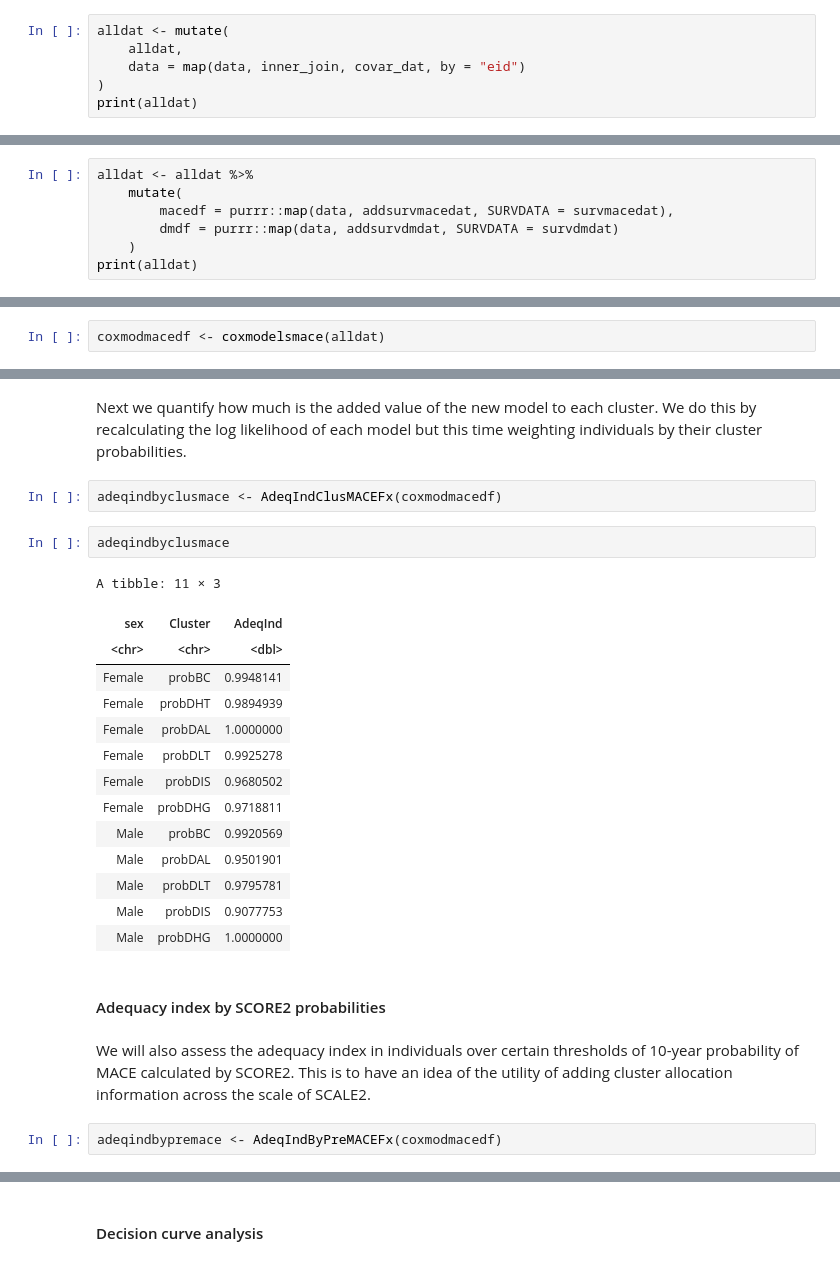
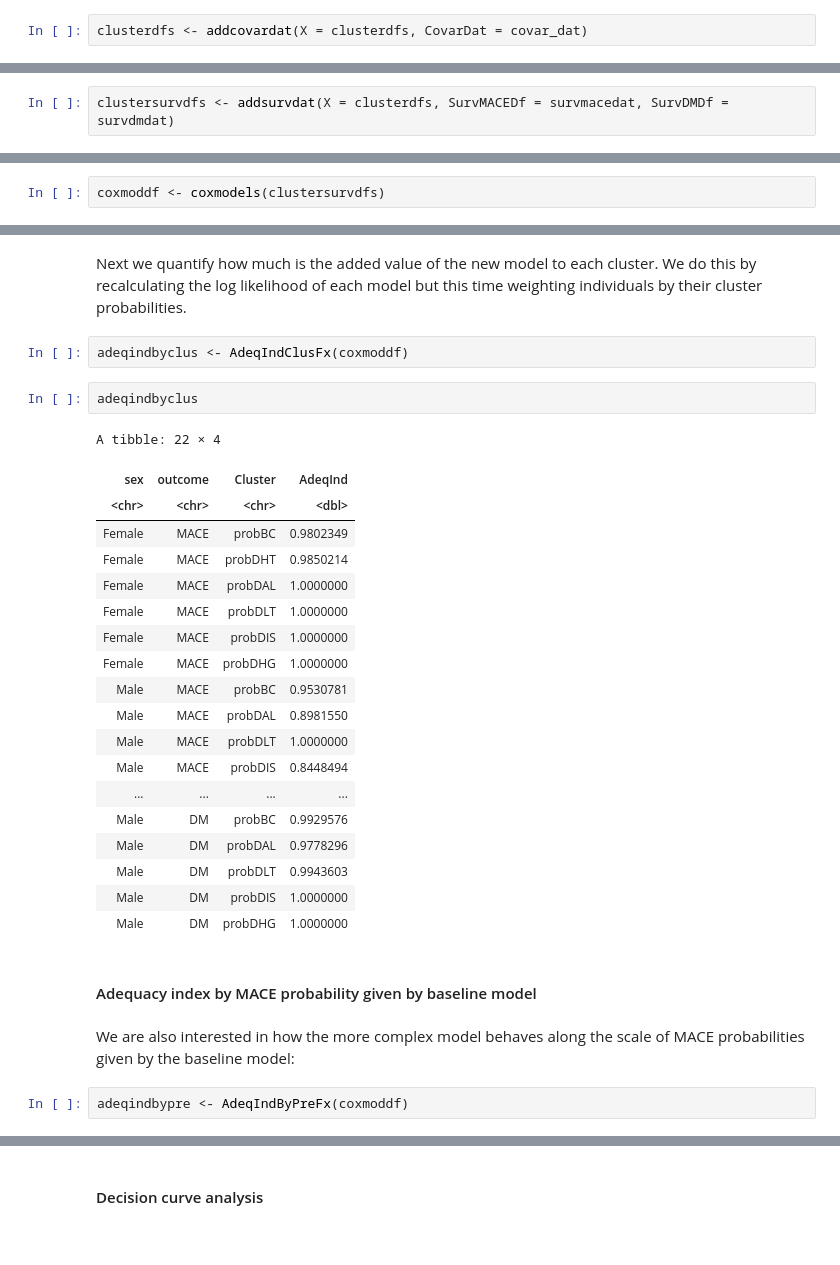
Before and after one commit to danielcoral/SOPHIA_Cross_Sectional, a Jupyter notebook: 03_ValClusOutcomes.ipynb, the cells around one changed output, grey strips where cells are left out. Cells and saved outputs as stored; diff of their text form.

```diff
--- a/03_ValClusOutcomes.ipynb
+++ b/03_ValClusOutcomes.ipynb
@@ -278,8 +265,4 @@ A tibble: 6 × 6
 # %% [markdown]
 To add covariate data to the `alldat` table we will do the following:
 # %%
-alldat <- mutate(
-    alldat,
-    data = map(data, inner_join, covar_dat, by = "eid")
-)
-print(alldat)
+clusterdfs <- addcovardat(X = clusterdfs, CovarDat = covar_dat)
@@ -365,9 +350,4 @@ A tibble: 6 × 6
 # %% [markdown]
 As explained before, since we want to be careful when adding survival data for analysis, we have prepared a function separately for both outcomes, and making sure we exclude individuals who already experience the events under study:
 # %%
-alldat <- alldat %>%
-    mutate(
-        macedf = purrr::map(data, addsurvmacedat, SURVDATA = survmacedat),
-        dmdf = purrr::map(data, addsurvdmdat, SURVDATA = survdmdat)
-    )
-print(alldat)
+clustersurvdfs <- addsurvdat(X = clusterdfs, SurvMACEDf = survmacedat, SurvDMDf = survdmdat)
@@ -410,5 +428,5 @@ To quantify the association of clusters to MACE, as well as its potential contri
 # %% [markdown]
 #### Fitting models
 # %%
-coxmodmacedf <- coxmodelsmace(alldat)
+coxmoddf <- coxmodels(clustersurvdfs)
 # %%
@@ -463,27 +490,32 @@ While p-values of both the likelihood ratio tests and the difference between C-s
 # %% [markdown]
 Next we quantify how much is the added value of the new model to each cluster. We do this by recalculating the log likelihood of each model but this time weighting individuals by their cluster probabilities.
 # %%
-adeqindbyclusmace <- AdeqIndClusMACEFx(coxmodmacedf)
+adeqindbyclus <- AdeqIndClusFx(coxmoddf)
 # %%
-adeqindbyclusmace
+adeqindbyclus
 # %% [output]
-A tibble: 11 × 3
+A tibble: 22 × 4
-| sex | Cluster | AdeqInd |
-| <chr> | <chr> | <dbl> |
-| Female | probBC | 0.9948141 |
-| Female | probDHT | 0.9894939 |
-| Female | probDAL | 1.0000000 |
-| Female | probDLT | 0.9925278 |
-| Female | probDIS | 0.9680502 |
-| Female | probDHG | 0.9718811 |
-| Male | probBC | 0.9920569 |
-| Male | probDAL | 0.9501901 |
-| Male | probDLT | 0.9795781 |
-| Male | probDIS | 0.9077753 |
-| Male | probDHG | 1.0000000 |
+| sex | outcome | Cluster | AdeqInd |
+| <chr> | <chr> | <chr> | <dbl> |
+| Female | MACE | probBC | 0.9802349 |
+| Female | MACE | probDHT | 0.9850214 |
+| Female | MACE | probDAL | 1.0000000 |
+| Female | MACE | probDLT | 1.0000000 |
+| Female | MACE | probDIS | 1.0000000 |
+| Female | MACE | probDHG | 1.0000000 |
+| Male | MACE | probBC | 0.9530781 |
+| Male | MACE | probDAL | 0.8981550 |
+| Male | MACE | probDLT | 1.0000000 |
+| Male | MACE | probDIS | 0.8448494 |
+| ... | ... | ... | ... |
+| Male | DM | probBC | 0.9929576 |
+| Male | DM | probDAL | 0.9778296 |
+| Male | DM | probDLT | 0.9943603 |
+| Male | DM | probDIS | 1.0000000 |
+| Male | DM | probDHG | 1.0000000 |
 # %% [markdown]
-#### Adequacy index by SCORE2 probabilities
+#### Adequacy index by MACE probability given by baseline model
-# %% [markdown]
-We will also assess the adequacy index in individuals over certain thresholds of 10-year probability of MACE calculated by SCORE2. This is to have an idea of the utility of adding cluster allocation information across the scale of SCALE2.
+# %% [markdown]
+We are also interested in how the more complex model behaves along the scale of MACE probabilities given by the baseline model:
 # %%
-adeqindbypremace <- AdeqIndByPreMACEFx(coxmodmacedf)
+adeqindbypre <- AdeqIndByPreFx(coxmoddf)
```
Also changed, not shown: parts of 80 cells of this notebook, 4 other files.
